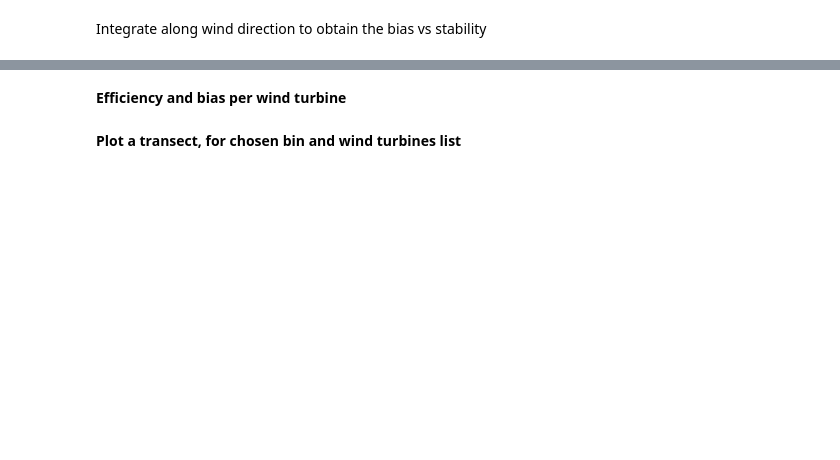
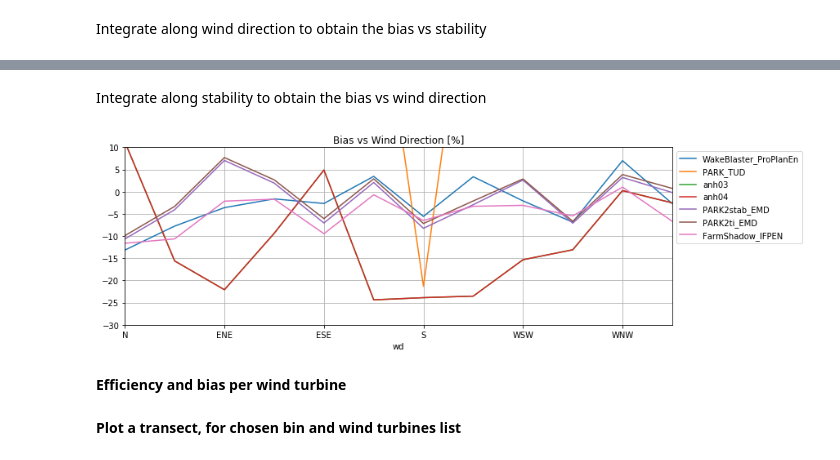
Before and after one commit to CENER-EPR/OWAbench_obsolete, a Jupyter notebook: Anholt_ArrayEfficiency.ipynb, the cells around one changed output, grey strips where cells are left out. Drawn from its saved outputs; the diff is of its cells as text; code cells hidden in the pictures; blank space fills up the shorter version.

```diff
--- a/Anholt_ArrayEfficiency.ipynb
+++ b/Anholt_ArrayEfficiency.ipynb
@@ -242,3 +277,15 @@ Integrate along wind direction to obtain the bias vs stability
+# %% [markdown]
+Integrate along stability to obtain the bias vs wind direction
+# %%
+bias_WD = (np.sum(bias,axis=2)/len(zLbins)).transpose().to_pandas() # bias vs wind direction [%]
+ax = bias_WD.plot(rot=0, grid=1, figsize = (12,4),
+                    title = 'Bias vs Wind Direction [%]')
+ax.legend(sim_name, bbox_to_anchor=(1, 1));
+ax.set_ylim([-30, 10]); # use this to leave outliers out
+
+#bias_WD # uncomment to show table
+# %% [output]
+[figure, added]
 # %% [markdown]
 **Efficiency and bias per wind turbine**
 # %%
```
Also changed, not shown: parts of 15 cells of this notebook, 1 other file.
